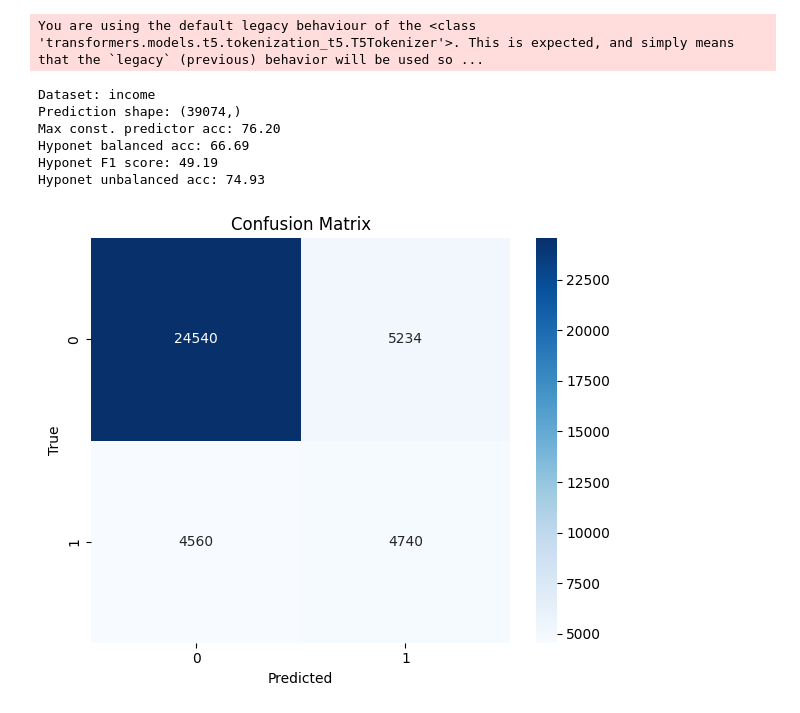
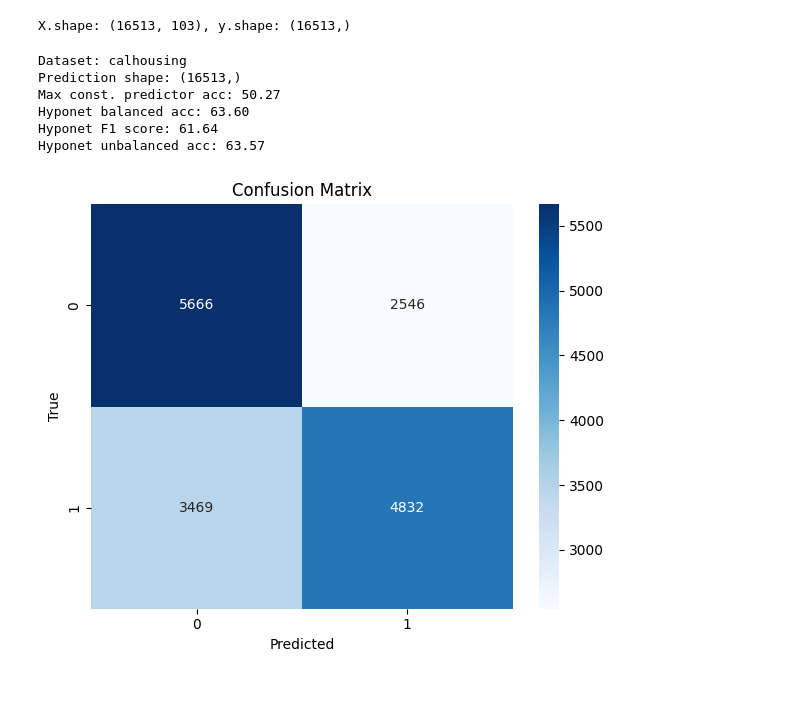
Before and after one commit to pasandissanayake/trans-hyper, a Jupyter notebook: mlp_t0_eval.ipynb, the cells around one changed output. Drawn from its saved outputs; the diff is of its cells as text; code cells hidden in the pictures.

```diff
--- a/mlp_t0_eval.ipynb
+++ b/mlp_t0_eval.ipynb
@@ -71,6 +60,20 @@ X.shape: (39074, 103), y.shape: (39074,)
-# %%
-model = T0RegressionModel(cfg=cfg)
-model.load_state_dict(checkpoint['model'])
-tokenizer = AutoTokenizer.from_pretrained(cfg.tokenizer.model())
-# %% [output]
-You are using the default legacy behaviour of the <class 'transformers.models.t5.tokenization_t5.T5Tokenizer'>. This is expected, and simply means that the `legacy` (previous) behavior will be used so ...
+# %%
+ds_name = "calhousing"
+
+cfg_dict = checkpoint["cfg"]
+cfg_dict["datasets"]["list_combine_test"] = [ds_name]
+cfg_dict["datasets"]["balanced"] = {"train": True, "val": False, "test": False}
+cfg_dict["datasets"]["tabllm"]["txt_data_path"] = "tabllm/data/datasets_serialized"
+cfg_dict["datasets"]["test_ratio"] = 0.8
+cfg_dict["datasets"]["validation_ratio"] = 0.1
+cfg_dict["debug"] = False
+cfg = Config(cfg_dict=cfg_dict)
+
+tabllm_do = TabLLMDataObject(cfg=cfg, set_hyponet_in_dim=False)
+test_ds = CombinedTabLLMTextDataset(cfg=cfg, split="test", datapoints=[tabllm_do.split_datapoints[ds_name]], max_n_features=cfg.hyponet.in_dim())
+
+y = np.array([test_ds[i]["y"] for i in range(len(test_ds))])
+X = np.array([test_ds[i]["x"] for i in range(len(test_ds))])
+print(f"X.shape: {X.shape}, y.shape: {y.shape}")
+# %% [output]
+X.shape: (16513, 103), y.shape: (16513,)
@@ -77,52 +95,56 @@ You are using the default legacy behaviour of the <class 'transformers.models.t5
 # %%
 def compute_metrics(n_shots):
-    prompt = "".join([test_ds[i, True] for i in np.random.randint(low=0, high=len(test_ds), size=n_shots)])
-    # prompt = "sdjhf skdjfhsd akfjal"
+    if n_shots > 0:
+        prompt = "".join([test_ds[i, True] for i in np.random.randint(low=0, high=len(test_ds), size=n_shots)])
+    else:
+        prompt = "Quick brown fox jumped over the lazy dog!"
+
     tokens = tokenizer(prompt,
                     truncation=cfg.tokenizer.truncation(),
                     padding=cfg.tokenizer.padding(),
                     max_length=cfg.tokenizer.max_length(),
                     return_tensors='pt')
     hyponet = model(tokens)
     hyponet.eval()
     preds = hyponet.forward(torch.Tensor(X).unsqueeze(dim=0))
     preds = preds.detach().numpy()
     preds = np.squeeze(preds)
     preds = np.argmax(preds, axis=1)
 
     val_counts = pd.DataFrame(y).value_counts()
     const_pred_acc = max(val_counts)/sum(val_counts) * 100
     balanced_acc = balanced_accuracy_score(y, preds) * 100
     f1 = f1_score(y, preds) * 100
     unbalanced_acc = accuracy_score(y, preds) * 100
 
     return {
         "preds": preds,
         "const_predictor_acc": const_pred_acc,
         "balanced_acc": balanced_acc,
         "f1_score": f1,
         "unbalanced_acc": unbalanced_acc
     }
+
+
+print(f"Dataset: {ds_name}")
+
+metrics = compute_metrics(n_shots=10)
+print(f"Prediction shape: {metrics['preds'].shape}")
+print(f"Max const. predictor acc: {metrics['const_predictor_acc']:.2f}")
+print(f"Hyponet balanced acc: {metrics['balanced_acc']:.2f}")
+print(f"Hyponet F1 score: {metrics['f1_score']:.2f}")
+print(f"Hyponet unbalanced acc: {metrics['unbalanced_acc']:.2f}")
+
+
+plot_confusion_matrix(y_true=y, y_pred=metrics["preds"])
+# %% [output]
+Dataset: calhousing
+Prediction shape: (16513,)
+Max const. predictor acc: 50.27
+Hyponet balanced acc: 63.60
+Hyponet F1 score: 61.64
+Hyponet unbalanced acc: 63.57
+[figure, added]
-# %%
-print(f"Dataset: {ds_name}")
-
-metrics = compute_metrics(n_shots=128)
-print(f"Prediction shape: {metrics['preds'].shape}")
-print(f"Max const. predictor acc: {metrics['const_predictor_acc']:.2f}")
-print(f"Hyponet balanced acc: {metrics['balanced_acc']:.2f}")
-print(f"Hyponet F1 score: {metrics['f1_score']:.2f}")
-print(f"Hyponet unbalanced acc: {metrics['unbalanced_acc']:.2f}")
-
-
-plot_confusion_matrix(y_true=y, y_pred=metrics["preds"])
-# %% [output]
-Dataset: income
-Prediction shape: (39074,)
-Max const. predictor acc: 76.20
-Hyponet balanced acc: 66.69
-Hyponet F1 score: 49.19
-Hyponet unbalanced acc: 74.93
-[figure, removed]
 # %%
 balanced_acc = []
 unbalanced_acc = []
```
Also changed, not shown: parts of 7 cells of this notebook, 22 other files.
